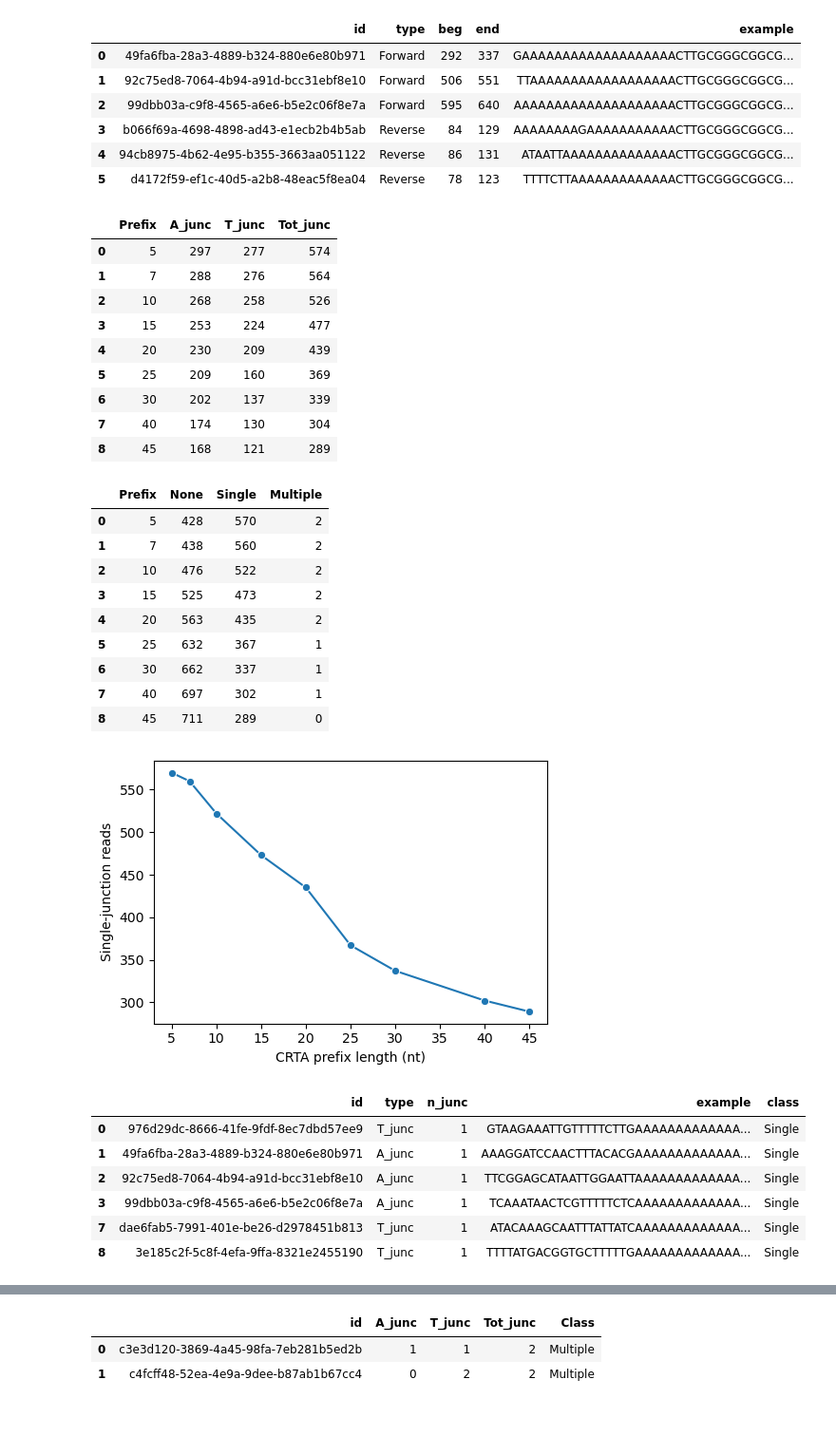
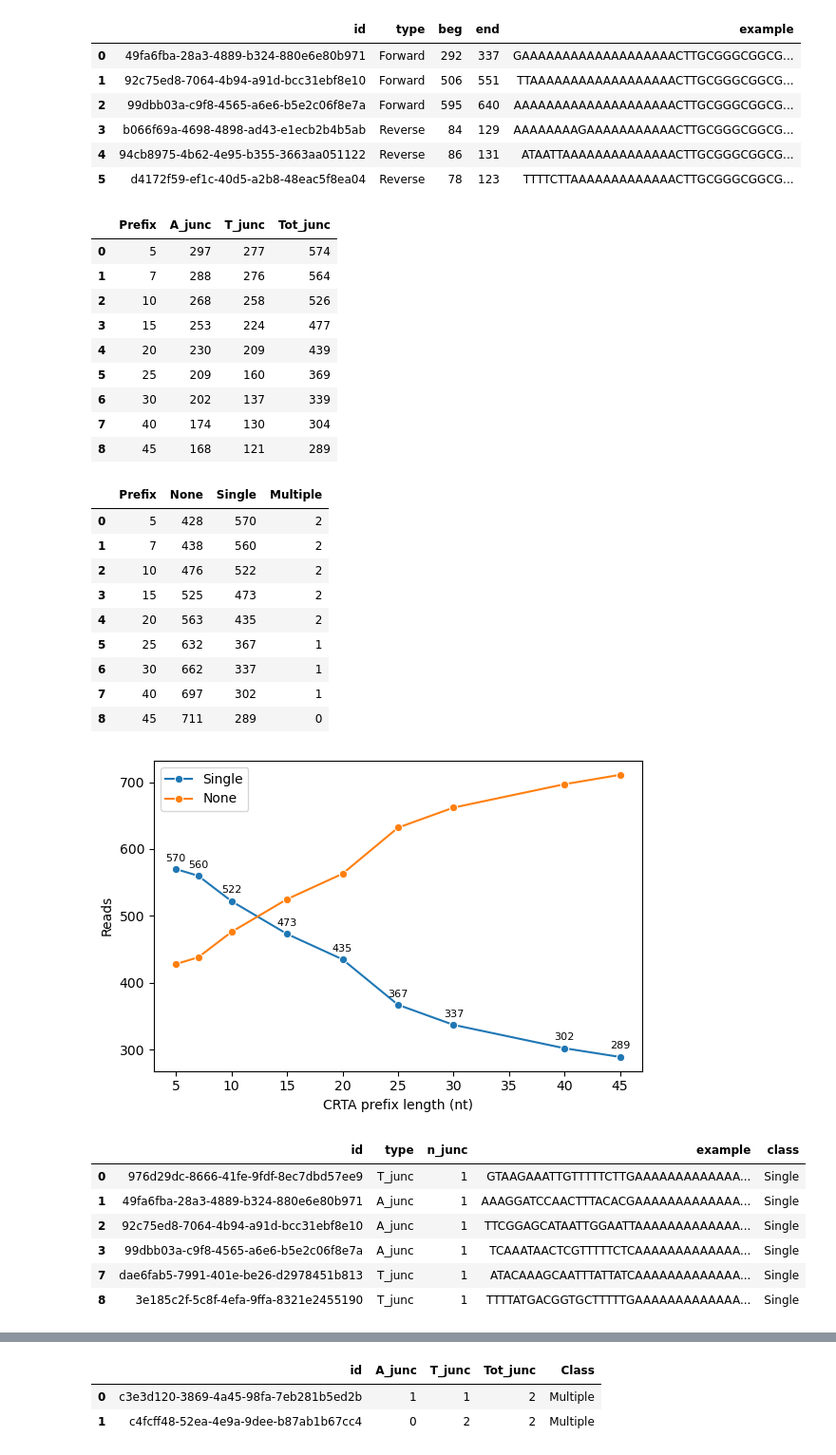
Before and after one commit to ih-11/hmm-3end, a Jupyter notebook: notebooks/qcfastq.ipynb, the cells around one changed output, grey strips where cells are left out. Shown at 95% size. Cells and saved outputs as stored; diff of their text form; code cells hidden in the pictures; blank space fills up the shorter version.

```diff
--- a/notebooks/qcfastq.ipynb
+++ b/notebooks/qcfastq.ipynb
@@ -651,11 +651,30 @@ read_count = prefix_df[["Prefix", "None", "Single", "Multiple"]]
 display(junc_count)
 display(read_count)
 
-plt.figure(figsize=(5, 3.5))
-sns.lineplot(data=read_count, x="Prefix", y="Single", marker="o")
+plot_df = read_count.melt(
+	id_vars="Prefix",
+	value_vars=["Single", "None"],
+	var_name="Class",
+	value_name="Reads",
+)
+
+plt.figure(figsize=(6, 4))
+
+sns.lineplot(
+	data=plot_df,
+	x="Prefix",
+	y="Reads",
+	hue="Class",
+	marker="o",
+)
+
+for _, row in read_count.iterrows():
+	plt.text(row["Prefix"], row["Single"] + 12, str(row["Single"]),
+			 ha="center", fontsize=8)
 
 plt.xlabel("CRTA prefix length (nt)")
-plt.ylabel("Single-junction reads")
+plt.ylabel("Reads")
+plt.legend(title="")
 
 plt.tight_layout()
 plt.show()
@@ -688,34 +707,34 @@ for rid, seq in zip(reads_df["id"], reads_df["seq"]):
 			"n_junc"  : len(ams) + len(tms),
 			"example" : korflab.anti(seq[max(0, beg - example_len):min(len(seq), end + 20)]),
 		})
 
 example_df = pd.DataFrame(examples)
 example_df["class"] = example_df["n_junc"].map(lambda n: "Single" if n == 1 else "Multiple")
 
 display(example_df.groupby("type", group_keys=False).head(3))
 display(example_df.groupby("class", group_keys=False).head(3))
 # %% [output]
 |  | Prefix | A_junc | T_junc | Tot_junc |
 | 0 | 5 | 297 | 277 | 574 |
 | 1 | 7 | 288 | 276 | 564 |
 | 2 | 10 | 268 | 258 | 526 |
 | 3 | 15 | 253 | 224 | 477 |
 | 4 | 20 | 230 | 209 | 439 |
 | 5 | 25 | 209 | 160 | 369 |
 | 6 | 30 | 202 | 137 | 339 |
 | 7 | 40 | 174 | 130 | 304 |
 | 8 | 45 | 168 | 121 | 289 |
 |  | Prefix | None | Single | Multiple |
 | 0 | 5 | 428 | 570 | 2 |
 | 1 | 7 | 438 | 560 | 2 |
 | 2 | 10 | 476 | 522 | 2 |
 | 3 | 15 | 525 | 473 | 2 |
 | 4 | 20 | 563 | 435 | 2 |
 | 5 | 25 | 632 | 367 | 1 |
 | 6 | 30 | 662 | 337 | 1 |
 | 7 | 40 | 697 | 302 | 1 |
 | 8 | 45 | 711 | 289 | 0 |
-[figure, old version]
+[figure, new version]
 |  | id | type | n_junc | example | class |
 | 0 | 976d29dc-8666-41fe-9fdf-8ec7dbd57ee9 | T_junc | 1 | GTAAGAAATTGTTTTTCTTGAAAAAAAAAAAAA... | Single |
 | 1 | 49fa6fba-28a3-4889-b324-880e6e80b971 | A_junc | 1 | AAAGGATCCAACTTTACACGAAAAAAAAAAAAA... | Single |
```
